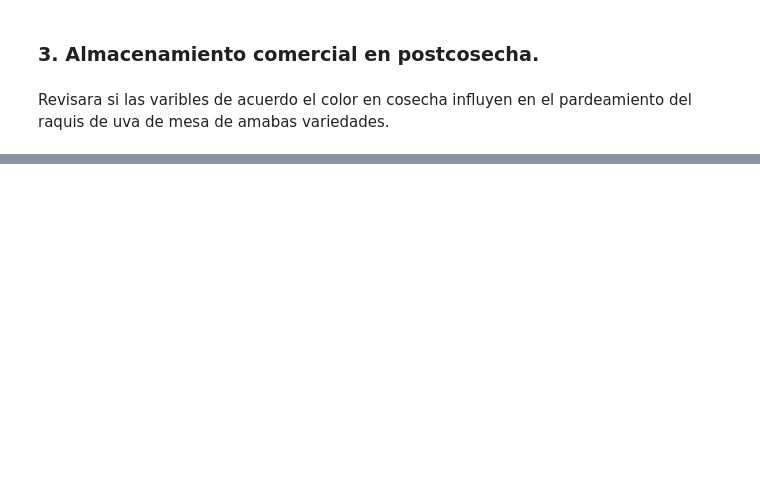
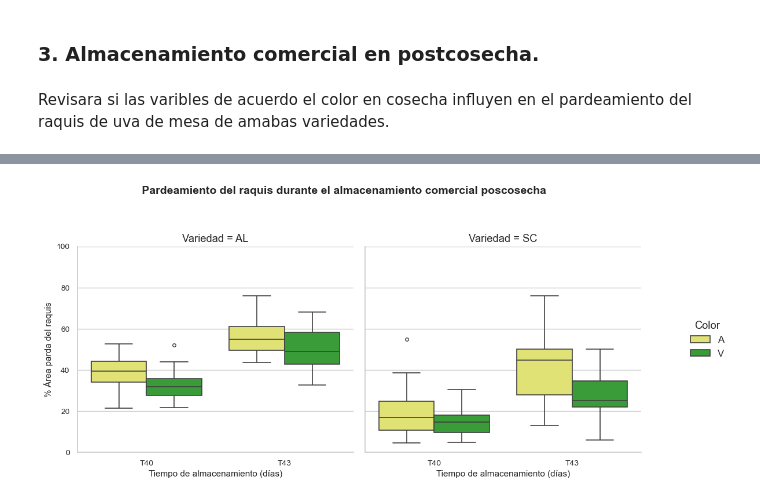
Before and after one commit to stwar7/Uva-de-mesa-2025, a Jupyter notebook: Scripts/pardeamiento_uva.ipynb, the cells around one changed output, grey strips where cells are left out. Saved outputs shown, nothing was run; the diff lists cells and outputs as text; code cells hidden in the pictures; blank space fills up the shorter version.

```diff
--- a/Scripts/pardeamiento_uva.ipynb
+++ b/Scripts/pardeamiento_uva.ipynb
@@ -289,0 +243,64 @@ The `ci` parameter is deprecated. Use `errorbar=None` for the same effect.
+# %%
+
+# 1. Cargar datos
+# ===================================================
+
+df = pd.read_csv(r'../datos/Almacenamiento comercial.csv', sep= ';')
+df.columns = df.columns.str.strip()
+
+
+# 2. Opcional: ordenar niveles de Tiempo si quieres
+orden_tiempo = ['T40', 'T43']
+
+if set(orden_tiempo).issuperset(df['Tiempo'].unique()):
+    df['Tiempo'] = pd.Categorical(df['Tiempo'], categories=orden_tiempo, ordered=True)
+
+
+# 3. Crear boxplot facetado por Variedad
+colores = {'A': "#f2f464",
+           'V': "#29ac29"}
+
+g = sns.catplot(
+    data=df,
+    kind='box',
+    x='Tiempo',
+    y='Pardo',
+    hue='Color',
+    col='Variedad',
+    palette=colores,
+    height=5,
+    aspect=1,
+    fliersize=4,        # tamaño de outliers
+    linewidth=1.2
+)
+
+# Ajusta leyenda fuera del grafico
+g._legend.set_bbox_to_anchor((1.12, 0.5))
+
+# ===================================================
+# 4. Ajustes finales — Escala Y fija
+
+for ax in g.axes.flatten():
+    ax.set_ylim(0, 100)  # ← AQUÍ SE FIJA LA ESCALA DE 0 A 100
+    ax.set_ylabel("% Área parda del raquis", fontsize=11)
+    ax.set_xlabel("Tiempo de almacenamiento (días)", fontsize=11)
+    ax.tick_params(axis='both', labelsize=10)
+# ===================================================
+# 5. Títulos y estética final
+
+g.fig.suptitle(
+    " Pardeamiento del raquis durante el almacenamiento comercial poscosecha",
+    y=1.05,
+    fontsize=14,
+    fontweight='bold'
+)
+
+for ax in g.axes.flatten():
+    ax.set_ylabel("% Área parda del raquis", fontsize=11)
+    ax.set_xlabel("Tiempo de almacenamiento (días)", fontsize=11)
+    ax.tick_params(axis='both', labelsize=10)
+
+plt.tight_layout()
+plt.show()
+# %% [output]
+[figure, added]
```
Also changed, not shown: parts of 8 cells of this notebook, 57 other files.
